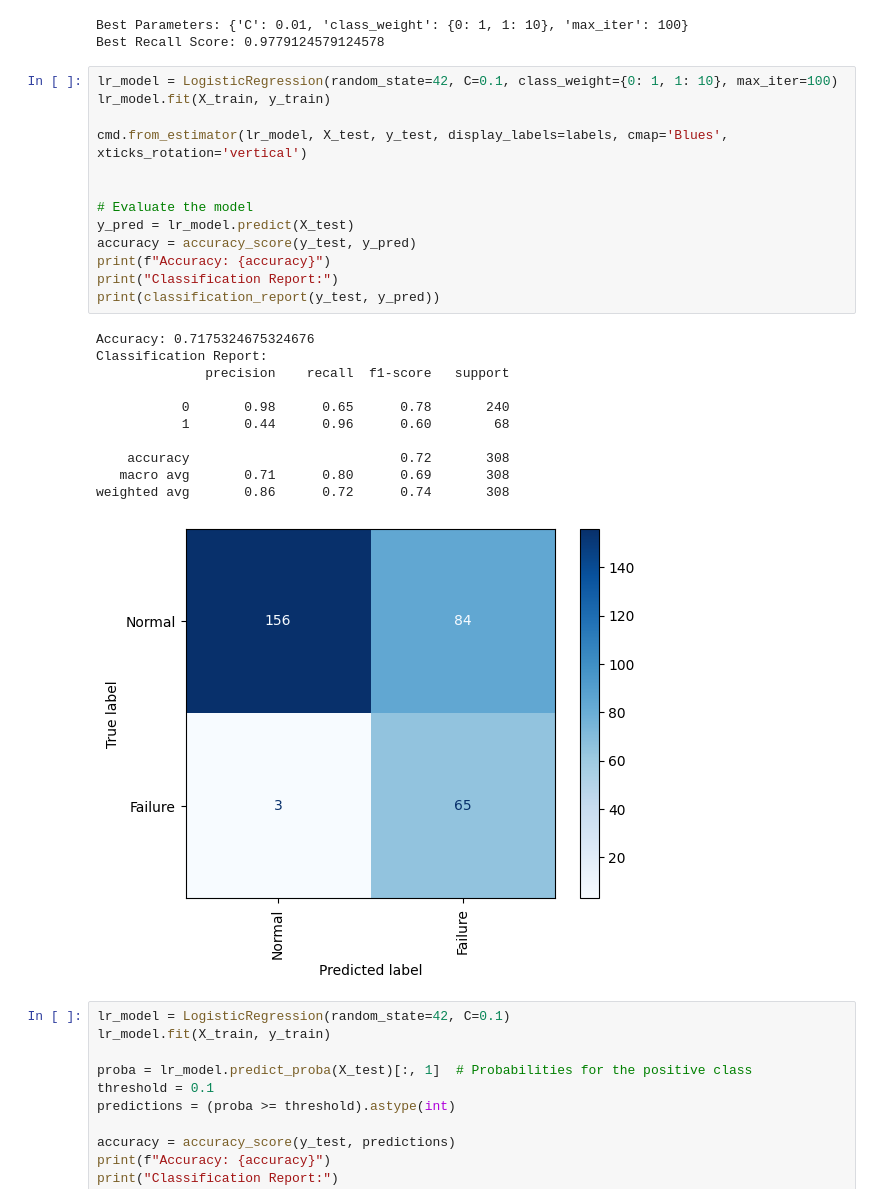
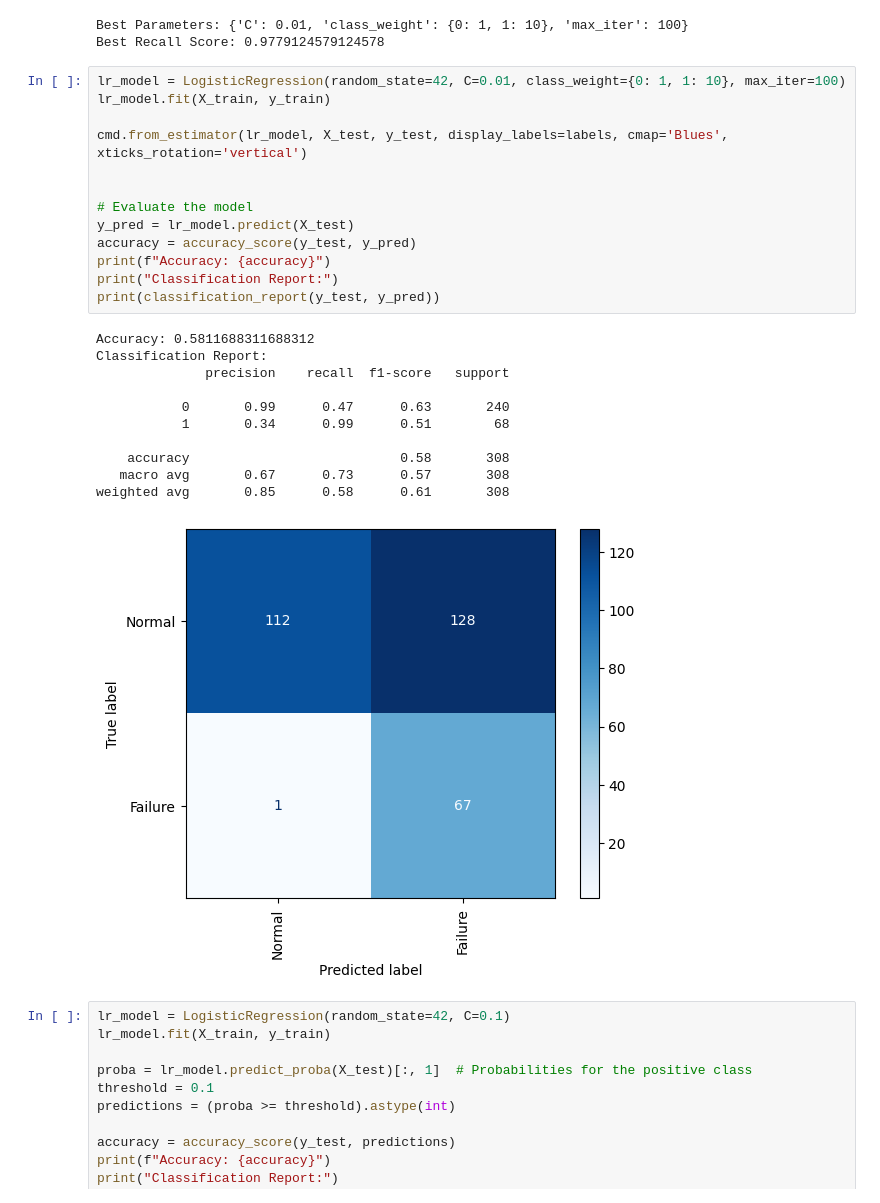
Before and after one commit to waterandstuff/AML_Exam, a Jupyter notebook: Machine_failure.ipynb, the cells around one changed output. Cells and saved outputs as stored; diff of their text form.

```diff
--- a/Machine_failure.ipynb
+++ b/Machine_failure.ipynb
@@ -181,30 +181,30 @@ print("Best Recall Score:", grid_search.best_score_)
 Best Parameters: {'C': 0.01, 'class_weight': {0: 1, 1: 10}, 'max_iter': 100}
 Best Recall Score: 0.9779124579124578
 # %%
-lr_model = LogisticRegression(random_state=42, C=0.1, class_weight={0: 1, 1: 10}, max_iter=100)
+lr_model = LogisticRegression(random_state=42, C=0.01, class_weight={0: 1, 1: 10}, max_iter=100)
 lr_model.fit(X_train, y_train)
 
 cmd.from_estimator(lr_model, X_test, y_test, display_labels=labels, cmap='Blues', xticks_rotation='vertical')
 
 
 # Evaluate the model
 y_pred = lr_model.predict(X_test)
 accuracy = accuracy_score(y_test, y_pred)
 print(f"Accuracy: {accuracy}")
 print("Classification Report:")
 print(classification_report(y_test, y_pred))
 # %% [output]
-Accuracy: 0.7175324675324676
+Accuracy: 0.5811688311688312
 Classification Report:
               precision    recall  f1-score   support
 
-           0       0.98      0.65      0.78       240
-           1       0.44      0.96      0.60        68
+           0       0.99      0.47      0.63       240
+           1       0.34      0.99      0.51        68
 
-    accuracy                           0.72       308
-   macro avg       0.71      0.80      0.69       308
-weighted avg       0.86      0.72      0.74       308
+    accuracy                           0.58       308
+   macro avg       0.67      0.73      0.57       308
+weighted avg       0.85      0.58      0.61       308
-[figure, old version]
+[figure, new version]
 # %%
 lr_model = LogisticRegression(random_state=42, C=0.1)
 lr_model.fit(X_train, y_train)
```
